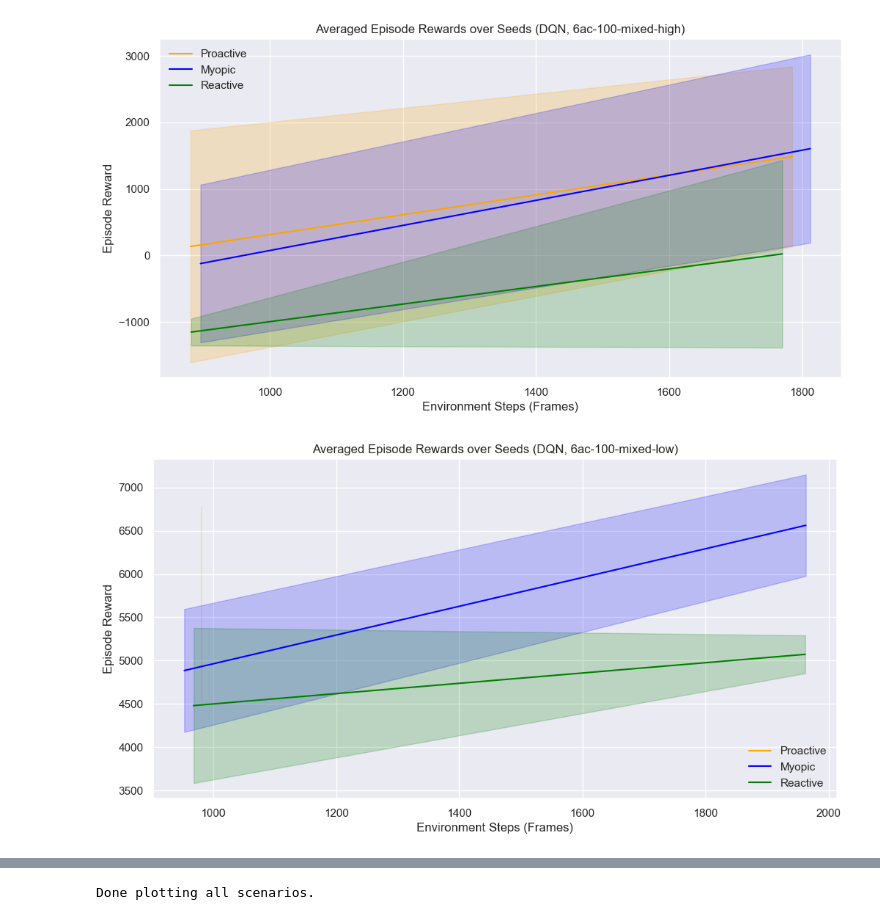
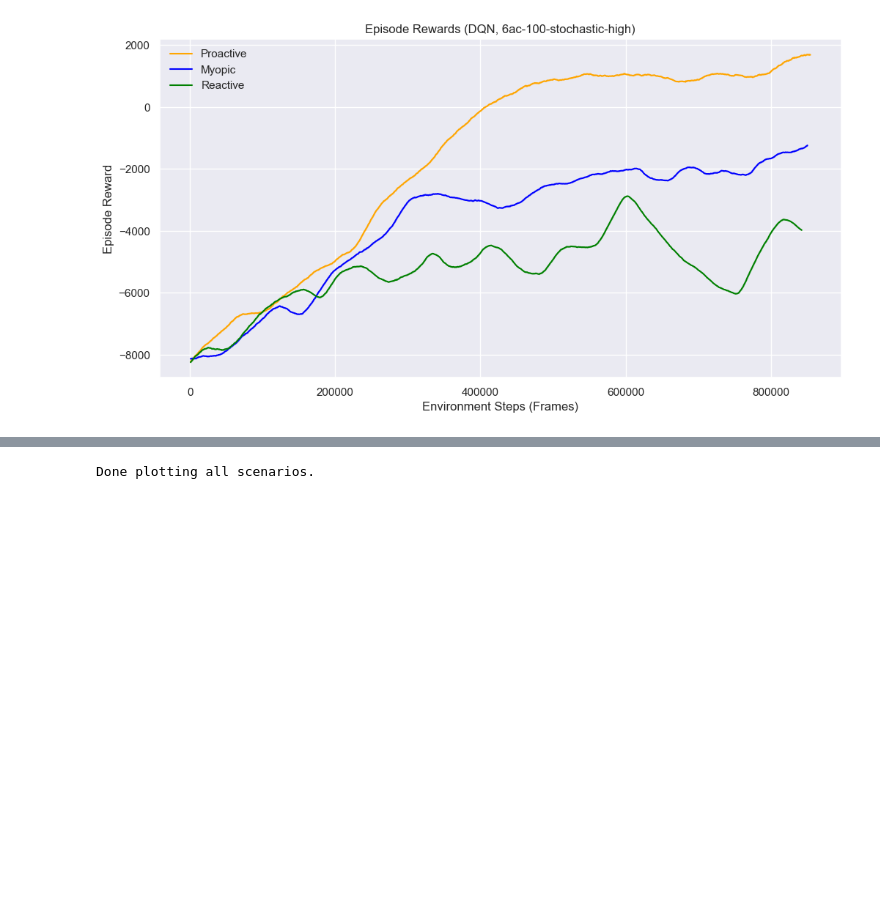
Before and after one commit to PieterBecking/Boeing-ADM-DRL-Github, a Jupyter notebook: interpretation/interpret_big_runs.ipynb, the cells around one changed output, grey strips where cells are left out. Saved outputs shown, nothing was run; the diff lists cells and outputs as text; code cells hidden in the pictures; blank space fills up the shorter version.

Commit message:
new results in :)

```diff
--- a/interpretation/interpret_big_runs.ipynb
+++ b/interpretation/interpret_big_runs.ipynb
@@ -4,7 +4,7 @@ import numpy as np
 import matplotlib.pyplot as plt
 import seaborn as sns
 
-base_results_folder = "../abc-big-run"  # folder containing scenario subfolders
+base_results_folder = "../3-abc-big-run"  # folder containing scenario subfolders
 
 # A simple smoothing function (optional)
 def smooth(data, window=10):
@@ -62,7 +62,7 @@ for scenario in scenario_folders:
     reactive_steps_mean = all_reactive_steps_runs.mean(axis=0).astype(int)
 
     # Smooth data for plotting (optional)
-    smooth_window = 1
+    smooth_window = 200
     myopic_mean_sm = smooth(myopic_mean, smooth_window)
     myopic_std_sm = smooth(myopic_std, smooth_window)
     myopic_steps_sm = myopic_steps_mean[:len(myopic_mean_sm)]
@@ -89,33 +89,35 @@ for scenario in scenario_folders:
                      alpha=0.2, color='blue')
 
     plt.plot(reactive_steps_sm, reactive_mean_sm, label="Reactive", color='green')
     plt.fill_between(reactive_steps_sm,
                      reactive_mean_sm - reactive_std_sm,
                      reactive_mean_sm + reactive_std_sm,
                      alpha=0.2, color='green')
 
     plt.xlabel("Environment Steps (Frames)")
     plt.ylabel("Episode Reward")
-    plt.title(f"Averaged Episode Rewards over Seeds (DQN, {scenario})")
+    if len(all_myopic_runs) > 1:
+        plt.title(f"Averaged Episode Rewards over {len(all_myopic_runs)} Seeds (DQN, {scenario})")
+    else:
+        plt.title(f"Episode Rewards (DQN, {scenario})")
     plt.legend(frameon=False)
     plt.grid(True)
     plt.show()
 
     # # If test rewards exist, plot them as well
     # if test_rewards_myopic is not None and len(test_rewards_myopic) > 0:
     #     # Just plot the first seed's test rewards for demonstration
     #     plt.figure(figsize=(12,6))
     #     plt.plot(test_rewards_myopic[0], label="Myopic", color='blue')
     #     plt.plot(test_rewards_proactive[0], label="Proactive", color='orange')
     #     plt.plot(test_rewards_reactive[0], label="Reactive", color='green')
     #     plt.xlabel("Episode")
     #     plt.ylabel("Test Reward")
     #     plt.title(f"Test Rewards over Episodes (DQN, {scenario})")
     #     plt.legend(frameon=False)
     #     plt.grid(True)
     #     plt.show()
 
 print("Done plotting all scenarios.")
 # %% [output]
-[figure, old version]
+[figure, new version]
-[figure, removed]
```
Also changed, not shown: parts of 1 cell of this notebook, 28 other files.
